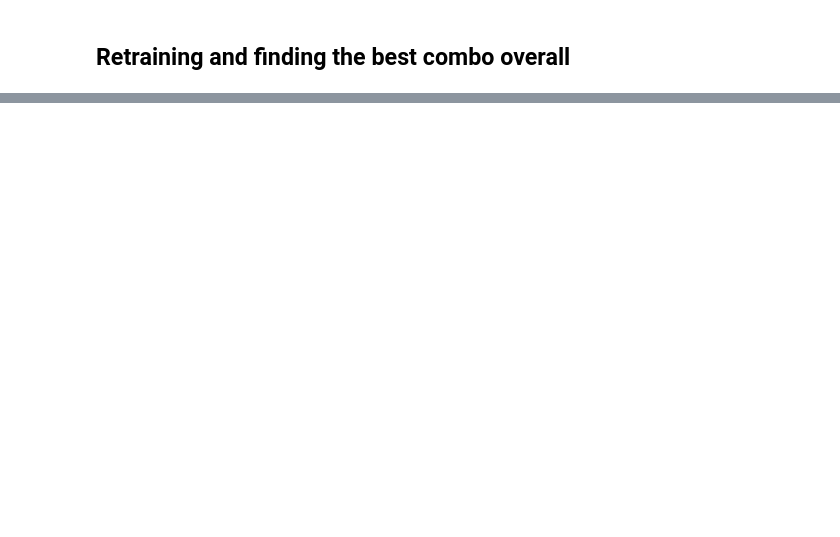
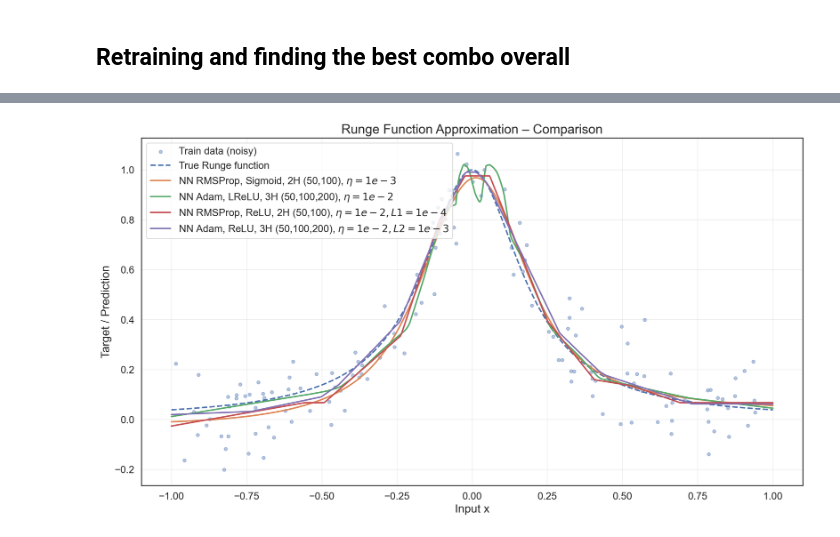
Before and after one commit to beateovl/FYS-STK4155-Project-2, a Jupyter notebook: Notebooks/part_e.ipynb, the cells around one changed output, grey strips where cells are left out. Saved outputs shown, nothing was run; the diff lists cells and outputs as text; code cells hidden in the pictures; blank space fills up the shorter version.

```diff
--- a/Notebooks/part_e.ipynb
+++ b/Notebooks/part_e.ipynb
@@ -528,0 +706,35 @@ print(f"{best_l2['architecture']} | {best_l2['activation']} | {best_l2['optimize
+# %%
+y_pred_b = np.load("b_y_pred_nn.npy").ravel()
+y_pred_d = np.load("d_y_pred_nn.npy").ravel()
+# %%
+
+plt.figure(figsize=(14, 8))
+
+# Noisy train data
+plt.scatter(X_train, y_train, s=20, alpha=0.4, label="Train data (noisy)")
+
+# True function
+plt.plot(x_plot, y_true, linestyle="--", linewidth=2, label="True Runge function")
+
+# All model predictions
+curves = {
+    "NN RMSProp, Sigmoid, 2H (50,100), $\eta={1e-3}$": y_pred_b,
+    "NN Adam, LReLU, 3H (50,100,200), $\eta=1e-2$":    y_pred_d,
+    "NN RMSProp, ReLU, 2H (50,100), $\eta=1e-2, L1=1e-4$":  y_pred_e_L1,
+    "NN Adam, ReLU, 3H (50,100,200), $\eta=1e-2, L2=1e-3$": y_pred_e_L2,
+}
+
+for label, y_pred in curves.items():
+    plt.plot(x_plot, y_pred, linewidth=2, label=label)
+
+plt.xlabel("Input x", fontsize=16)
+plt.ylabel("Target / Prediction", fontsize=16)
+plt.title("Runge Function Approximation – Comparison", fontsize=18)
+plt.xticks(fontsize=14)
+plt.yticks(fontsize=14)
+plt.legend(fontsize=14, loc="best")
+plt.grid(alpha=0.3)
+plt.tight_layout()
+plt.show()
+# %% [output]
+[figure, added]
```
Also changed, not shown: parts of 10 cells of this notebook, 11 other files.
